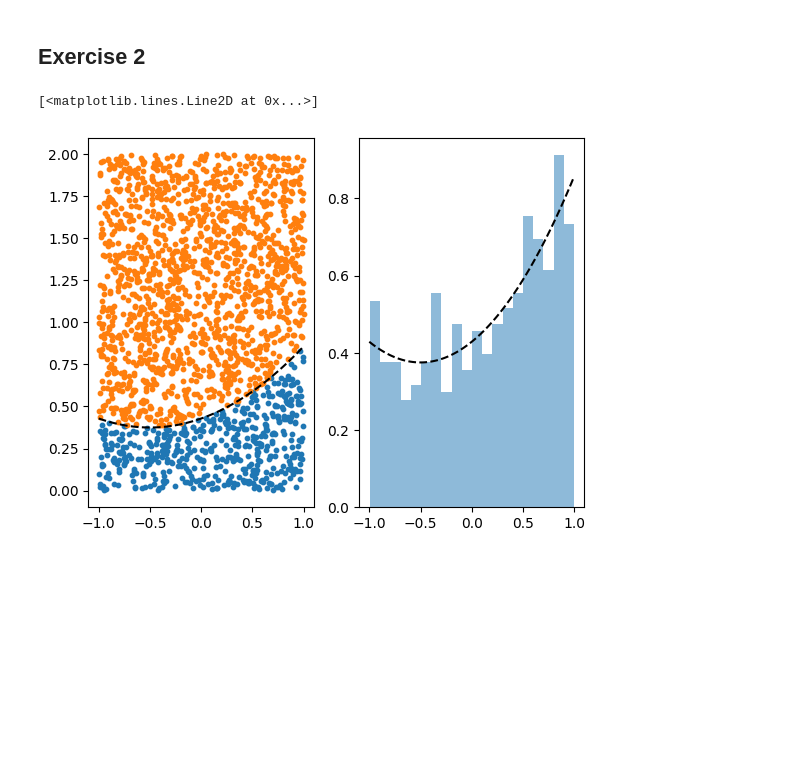
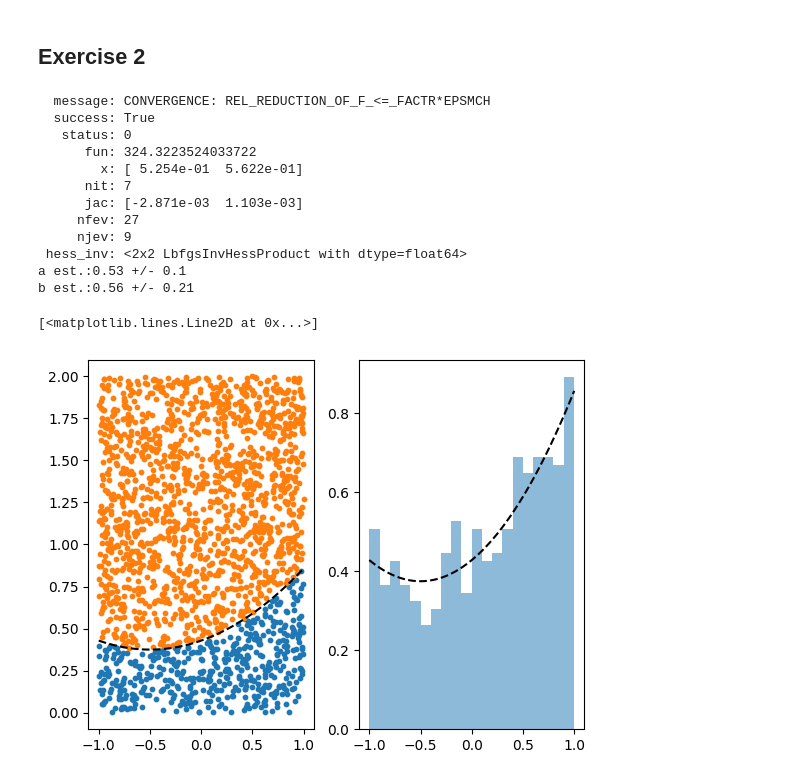
Before and after one commit to nielsdavidsen/AMAS_2025, a Jupyter notebook: Week_2/Exercises.ipynb, the cells around one changed output. Drawn from its saved outputs; the diff is of its cells as text; code cells hidden in the pictures; blank space fills up the shorter version.

```diff
--- a/Week_2/Exercises.ipynb
+++ b/Week_2/Exercises.ipynb
@@ -20,7 +20,7 @@ def gauss(x, mu, sigma):
 
 mu_true = 0.2
 sigma_true = 0.1
-N = 1000
+N = 50
 
 data = np.random.normal(mu_true, sigma_true, N)
 ll_true = log_likelihood(gauss(data, mu_true, sigma_true))
@@ -29,7 +29,7 @@ print(ll_true)
 mu_scan = np.linspace(0, 0.4, 100)
 sigma_scan = np.linspace(0.02, 0.3, 100)
 
-xy = np.meshgrid(mu_scan, sigma_scan)
+
 ll_scan = np.zeros((len(mu_scan), len(sigma_scan)))
 
 
@@ -46,6 +46,6 @@ plt.imshow(ll_scan.T, extent=(mu_scan[0], mu_scan[-1], sigma_scan[0], sigma_scan
            aspect='auto', origin='lower', cmap='viridis', vmin=vmin, vmax=vmax)
 plt.plot(mu_true, sigma_true, 'ro')
 plt.colorbar()
-plt.xlabel('mu')
-plt.ylabel('sigma')
+plt.xlabel('$\mu$')
+plt.ylabel('$\sigma$')
 # %% [output]
@@ -60,37 +114,90 @@ ____
 # %%
+# Nomalized pdf
 def norm_pdf(x, alpha, beta):
     return 1/(2 + 2/3 * beta) * (1 + alpha*x + beta*x**2)
-
 
 def accept_reject(f, params, N_points, interval_x, interval_y):
     x = np.random.uniform(interval_x[0], interval_x[1], N_points)
     y = np.random.uniform(interval_y[0], interval_y[1], N_points)
     f_model = f(x, *params)
 
     accept = y < f_model
     x_accept = x[accept]
     y_accept = y[accept]
     x_reject = x[~accept]
     y_reject = y[~accept]
 
     return x_accept, y_accept, x_reject, y_reject
 
-N_points = 2000
+def nll(params, x):
+    y = norm_pdf(x, *params)
+    nll = -np.sum(np.log(y))
+    return nll
+
+def raster_scan_2D(pdf, params, acc_rej, scan, scan_N):
+    scan_x, scan_y = scan[0], scan[1]
+
+
+    x = np.linspace(scan_x[0], scan_x[1], scan_N)
+    y = np.linspace(scan_y[0], scan_y[1], scan_N)
+
+    true_ll = nll(params, acc_rej[0])
+
+    ll_scan = np.zeros((len(x), len(y)))
+    for i, param1 in enumerate(x):
+        for j, param2 in enumerate(y):
+            ll = nll([param1, param2], acc_rej[0])
+            ll_scan[i, j] = ll
+
+    return ll_scan, true_ll
+
+# Parameters
+N_points = int(2e3)
 x_model = np.linspace(-1, 1, 100)
 alpha = 0.5
 beta = 0.5
-
+params = (alpha, beta)
 interval_x = (-1, 1)
 interval_y = (0, 2)
 
-x_accept, y_accept, x_reject, y_reject = accept_reject(norm_pdf, (alpha, beta), N_points, interval_x, interval_y)
+# Accept-reject method
+x_accept, y_accept, x_reject, y_reject = accept_reject(norm_pdf, params, N_points, interval_x, interval_y)
+
+
+# Minimizing the negative log likelihood
+initial_guess = [0.1, 0.1]
+result = minimize(nll, initial_guess, args=(x_accept,), method='L-BFGS-B')
+print(result)
+inv_hes = result.hess_inv.todense()
+std = np.sqrt(np.diag(inv_hes))
+a = result.x[0].round(2)
+b = result.x[1].round(2)
+std_a = std[0].round(2)
+std_b = std[1].round(2)
+
+
+print(f'a est.:' + str(a) + ' +/- ' + str(std_a))
+print(f'b est.:' + str(b) + ' +/- ' + str(std_b))
+
 
 fig, ax = plt.subplots(1,2)
 ax[0].scatter(x_accept, y_accept, s=10, label='accepted')
 ax[0].scatter(x_reject, y_reject, s=10, label='rejected')
 ax[0].plot(x_model, norm_pdf(x_model, alpha, beta), 'k', marker='', ls='--', label='model')
 ax[1].hist(x_accept, bins=20, alpha=0.5, density=True)
 ax[1].plot(x_model, norm_pdf(x_model, alpha, beta), 'k', marker='', ls='--', label='model')
 # %% [output]
-[<matplotlib.lines.Line2D at 0x...>]
+  message: CONVERGENCE: REL_REDUCTION_OF_F_<=_FACTR*EPSMCH
+  success: True
+   status: 0
+      fun: 324.3223524033722
+        x: [ 5.254e-01  5.622e-01]
+      nit: 7
+      jac: [-2.871e-03  1.103e-03]
+     nfev: 27
+     njev: 9
+ hess_inv: <2x2 LbfgsInvHessProduct with dtype=float64>
+a est.:0.53 +/- 0.1
+b est.:0.56 +/- 0.21
+[<matplotlib.lines.Line2D at 0x...>]
-[figure, old version]
+[figure, new version]
```
Also changed, not shown: parts of 6 cells of this notebook.
